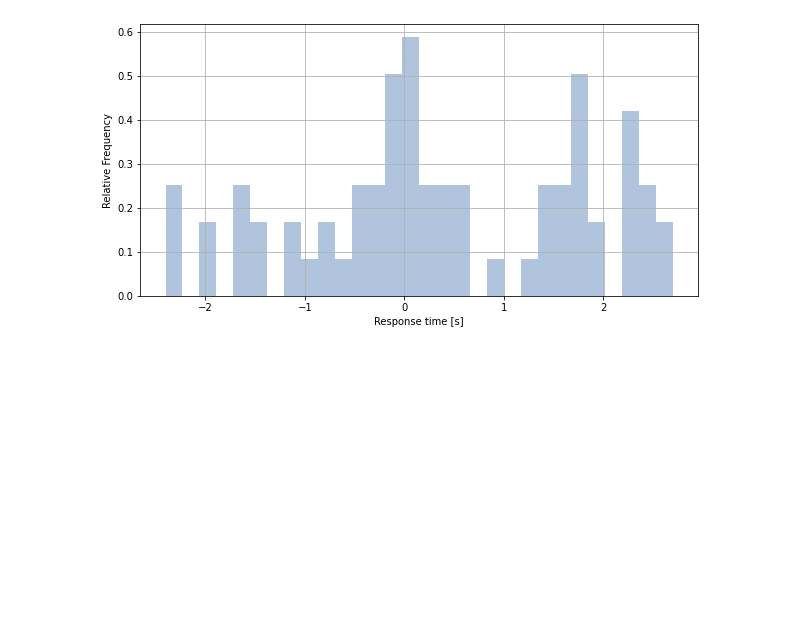
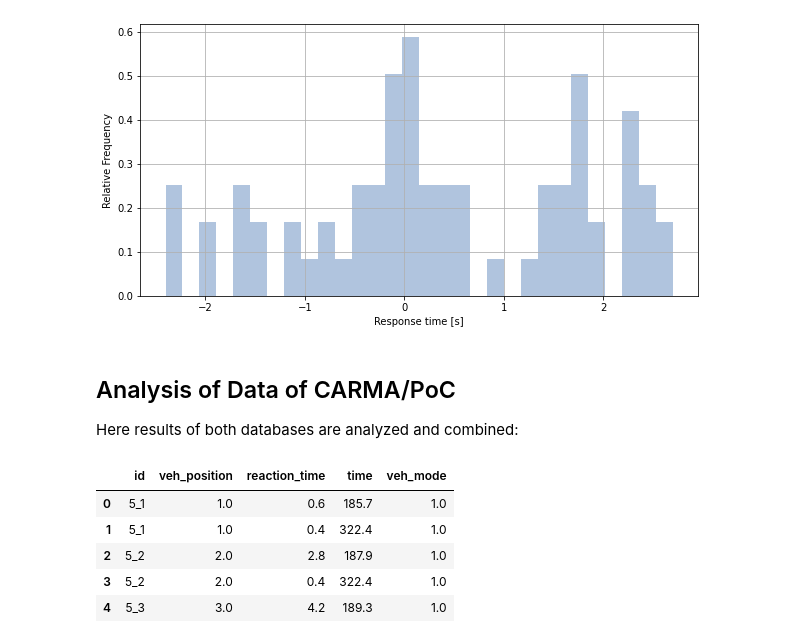
Before and after one commit to licit-lab/vrt_analysis, a Jupyter notebook: TF-AnalysisResponseTime.ipynb, the cells around one changed output. Drawn from its saved outputs; the diff is of its cells as text; code cells hidden in the pictures; blank space fills up the shorter version.

```diff
--- a/TF-AnalysisResponseTime.ipynb
+++ b/TF-AnalysisResponseTime.ipynb
@@ -474,3 +474,19 @@ ax.set_xlabel('Response time [s]');
 ax.set_ylabel('Relative Frequency');
 # %% [output]
 [figure]
+# %% [markdown]
+## Analysis of Data of CARMA/PoC
+
+Here results of both databases are analyzed and combined:
+# %%
+stat_kernel_CARMA = pd.read_csv('data/processed/stat_kernel_CARMA.csv')
+stat_kernel_proof = pd.read_csv('data/processed/stat_kernel_proof.csv')
+stat_kernel = pd.concat([stat_kernel_CARMA, stat_kernel_proof])
+stat_kernel.head()
+# %% [output]
+|  | id | veh_position | reaction_time | time | veh_mode |
+| 0 | 5_1 | 1.0 | 0.6 | 185.7 | 1.0 |
+| 1 | 5_1 | 1.0 | 0.4 | 322.4 | 1.0 |
+| 2 | 5_2 | 2.0 | 2.8 | 187.9 | 1.0 |
+| 3 | 5_2 | 2.0 | 0.4 | 322.4 | 1.0 |
+| 4 | 5_3 | 3.0 | 4.2 | 189.3 | 1.0 |
```
Also changed, not shown: parts of 2 cells of this notebook.
